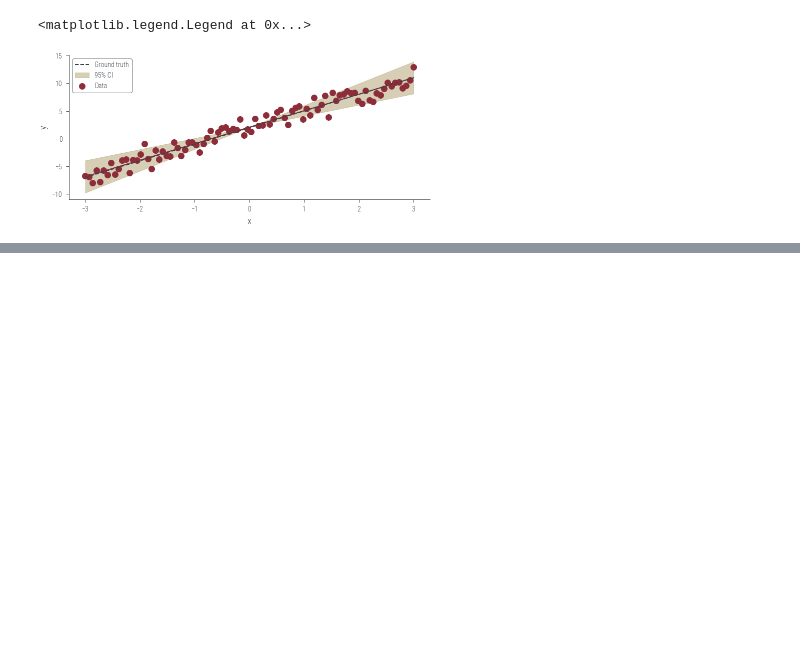
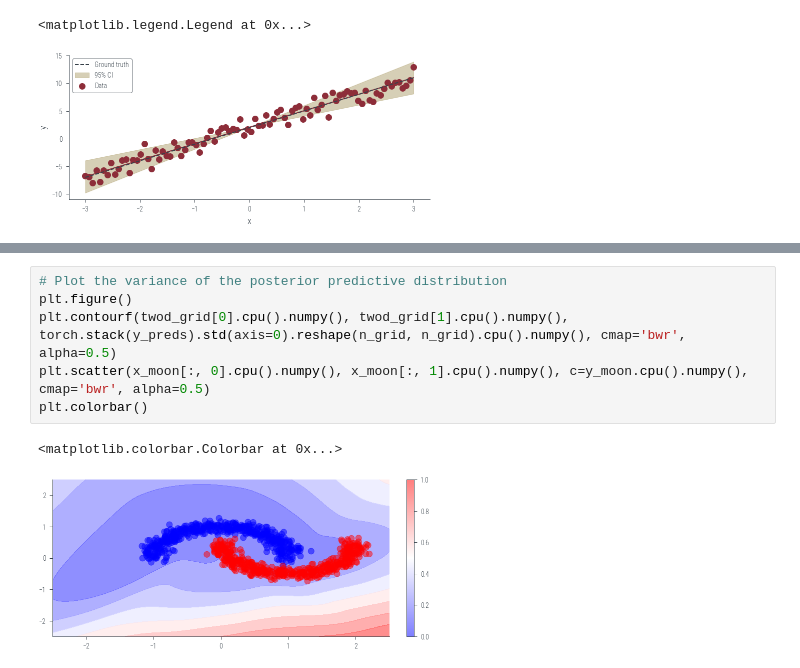
Before and after one commit to nipunbatra/pml-teaching, a Jupyter notebook: notebooks/mcmc-hamiltorch.ipynb, the cells around one changed output, grey strips where cells are left out. Cells and saved outputs as stored; diff of their text form; blank space fills up the shorter version.

```diff
--- a/notebooks/mcmc-hamiltorch.ipynb
+++ b/notebooks/mcmc-hamiltorch.ipynb
@@ -650,0 +735,9 @@ y = torch.tensor(y).float()
+# %%
+# Plot the variance of the posterior predictive distribution
+plt.figure()
+plt.contourf(twod_grid[0].cpu().numpy(), twod_grid[1].cpu().numpy(), torch.stack(y_preds).std(axis=0).reshape(n_grid, n_grid).cpu().numpy(), cmap='bwr', alpha=0.5)
+plt.scatter(x_moon[:, 0].cpu().numpy(), x_moon[:, 1].cpu().numpy(), c=y_moon.cpu().numpy(), cmap='bwr', alpha=0.5)
+plt.colorbar()
+# %% [output]
+<matplotlib.colorbar.Colorbar at 0x...>
+[figure, added]
```
Also changed, not shown: parts of 19 cells of this notebook, 2 other files.
